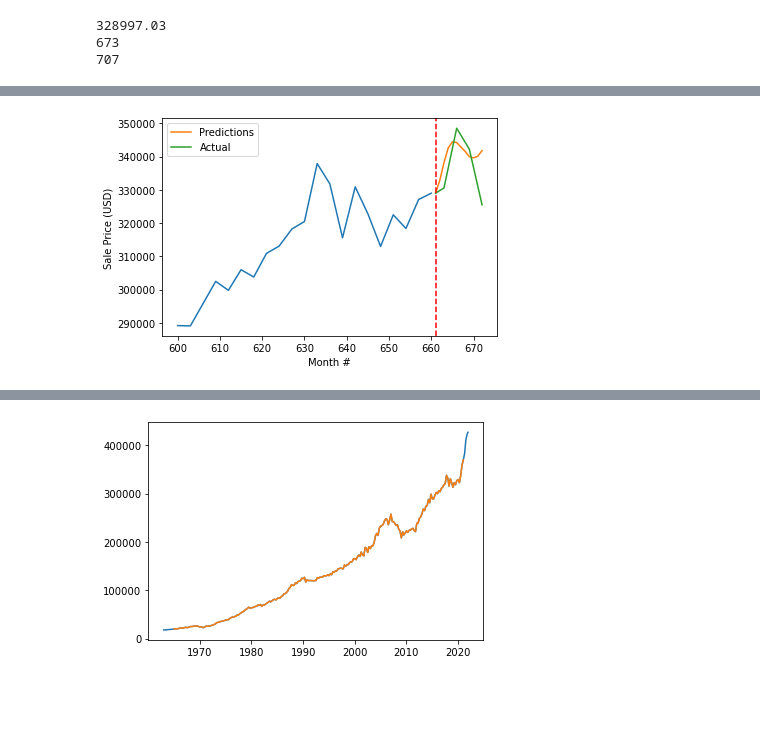
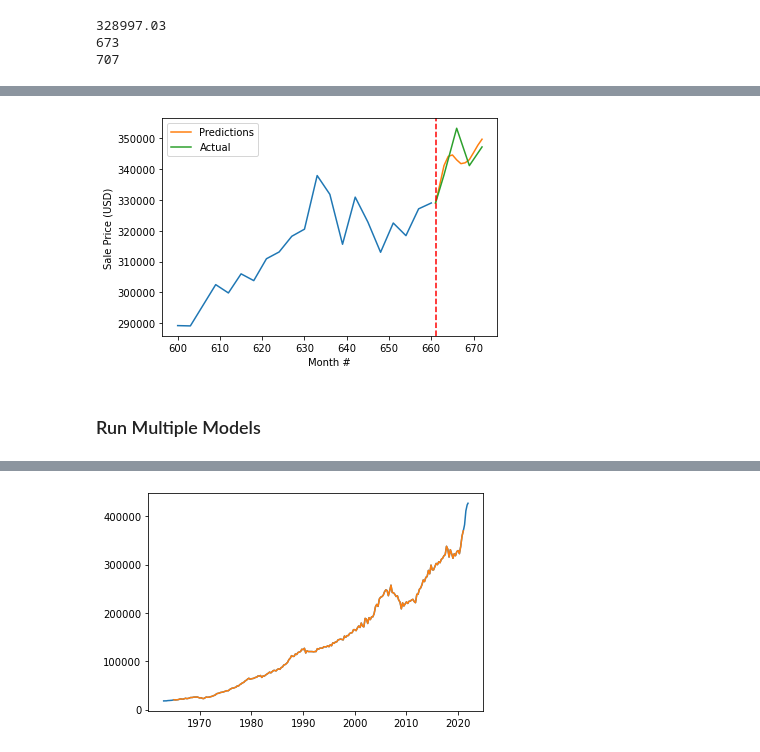
Before and after one commit to hsdistefa/mas-thesis, a Jupyter notebook: Model2.ipynb, the cells around one changed output, grey strips where cells are left out. Saved outputs shown, nothing was run; the diff lists cells and outputs as text; code cells hidden in the pictures; blank space fills up the shorter version.

```diff
--- a/Model2.ipynb
+++ b/Model2.ipynb
@@ -196,8 +196,8 @@ class LSTM(torch.nn.Module):
         self.lstm = torch.nn.LSTM(input_size=n_inputs,
                                   hidden_size=n_hidden,
                                   num_layers=n_layers,
-                                  batch_first=True,  # Input/Output layers are of the form (batch, seq, feature)
-                                  dropout=0.2  # Dropout helps to avoid over-fitting/improves robustness
+                                  batch_first=True  # Input/Output layers are of the form (batch, seq, feature)
+                                  #dropout=0.2  # Dropout helps to avoid over-fitting/improves robustness
                                  )
         self.fc1 = torch.nn.Linear(n_hidden, 128)  # Fully connected layer 1
         self.fc2 = torch.nn.Linear(128, n_classes)  # Fully connected layer 2
@@ -366,20 +385,13 @@ print(len(y))
 # %%
-# Predict future based only on last in sequence length
 
-# Get last MSPUS value before start of predictions
-first_target = actual_final[-(OUT_SEQ_LENGTH+1)]
 
-# Predictions
-test_predictions = lstm1(X_val_tensors[-1].unsqueeze(0)).detach().numpy()  # Get the last sample
-test_predictions = minmax_scaler.inverse_transform(test_predictions)  # Reverse scaling transform
-test_predictions = test_predictions[0].tolist()
-test_predictions = inverse_pct_change(test_predictions, first_target)
+test_predictions = get_predictions(lstm1, X_val_tensors, FIRST_TARGET)
 
 # Actual
 test_actual = y_val_tensors[-1].detach().numpy()  # Last actual y
 test_actual = minmax_scaler.inverse_transform(test_actual.reshape(1, -1))
 test_actual = test_actual[0].tolist()
-test_actual = inverse_pct_change(test_actual, first_target)
+test_actual = inverse_pct_change(test_actual, FIRST_TARGET)
 
 plt.plot(test_actual, label="Actual")
 plt.plot(test_predictions, label="Predicted")
@@ -392,22 +404,26 @@ plt.show()
 # %%
 # Full scale actual vs predicted plot
-N = len(actual_final)
 
-actual_slice = [i for i in range(600, N - OUT_SEQ_LENGTH)]
-pred_slice = [i for i in range(N - OUT_SEQ_LENGTH, N)]
-plt.plot(actual_slice, actual_final[600:N - OUT_SEQ_LENGTH])
-plt.plot(pred_slice, test_predictions, label='Predictions')
-plt.plot(pred_slice, test_actual, label='Actual')
-plt.axvline(x=len(actual_final)-OUT_SEQ_LENGTH, c='red', linestyle='--')
+def plot_actual_vs_pred(test_predictions, test_actual, actual_final, plot_savename):
+    N = len(actual_final)
 
-#print(len(actual_slice))
-#print(len(pred_slice))
-#print(N)
+    actual_slice = [i for i in range(600, N - OUT_SEQ_LENGTH)]
+    pred_slice = [i for i in range(N - OUT_SEQ_LENGTH, N)]
+    plt.plot(actual_slice, actual_final[600:N - OUT_SEQ_LENGTH])
+    plt.plot(pred_slice, test_predictions, label='Predictions')
+    plt.plot(pred_slice, test_actual, label='Actual')
+    plt.axvline(x=len(actual_final)-OUT_SEQ_LENGTH, c='red', linestyle='--')
 
-plt.legend()
-plt.xlabel('Month #')
-plt.ylabel('Sale Price (USD)')
-plt.savefig('figures/scale_actual_vs_pred.png', bbox_inches='tight')
-plt.show()
+
+    plt.legend()
+    plt.xlabel('Month #')
+    plt.ylabel('Sale Price (USD)')
+    plt.savefig(plot_savename, bbox_inches='tight')
+    plt.show()
+
+plot_name = 'figures/scale_actual_vs_pred.png'
+plot_actual_vs_pred(test_predictions, test_actual, actual_final, plot_name)
 # %% [output]
-[figure, old version]
+[figure, new version]
+# %% [markdown]
+### Run Multiple Models
```
Also changed, not shown: parts of 9 cells of this notebook, 5 other files.
